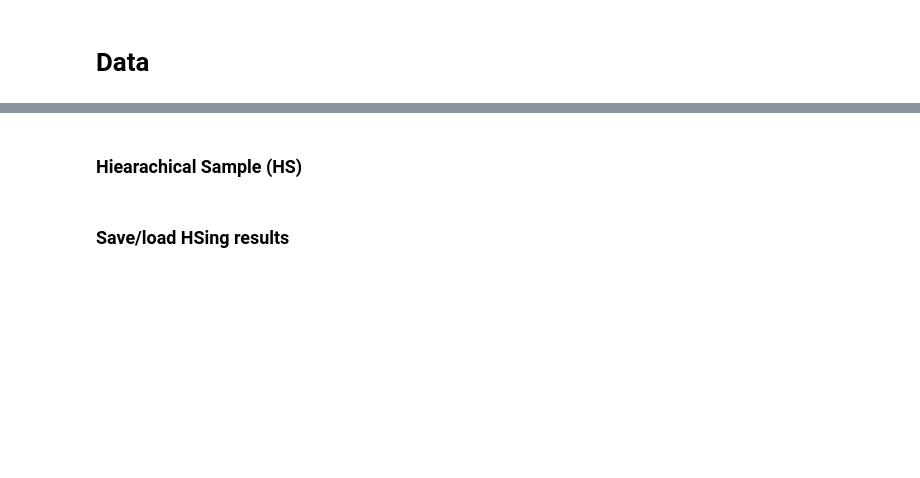
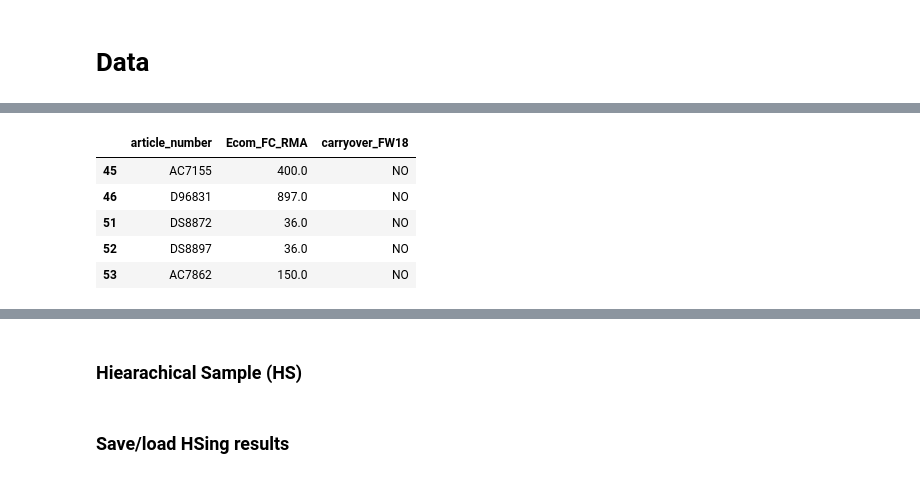
Before and after one commit to cwcomiskey/Misc, a Jupyter notebook: adidas/new_article_EDA.ipynb, the cells around one changed output, grey strips where cells are left out. Saved outputs shown, nothing was run; the diff lists cells and outputs as text; code cells hidden in the pictures; blank space fills up the shorter version.

```diff
--- a/adidas/new_article_EDA.ipynb
+++ b/adidas/new_article_EDA.ipynb
@@ -95,3 +93,12 @@ SS19 = SS19[SS19.carryover_FW18 == 'NO'] # new articles only
+# %%
+SS19.head()
+# %% [output]
+|  | article_number | Ecom_FC_RMA | carryover_FW18 |
+| 45 | AC7155 | 400.0 | NO |
+| 46 | D96831 | 897.0 | NO |
+| 51 | DS8872 | 36.0 | NO |
+| 52 | DS8897 | 36.0 | NO |
+| 53 | AC7862 | 150.0 | NO |
 # %%
 # Within article price, cost, margin averages
 dat[['price', 'cost', 'margin']] = (
```
Also changed, not shown: parts of 64 cells of this notebook.
